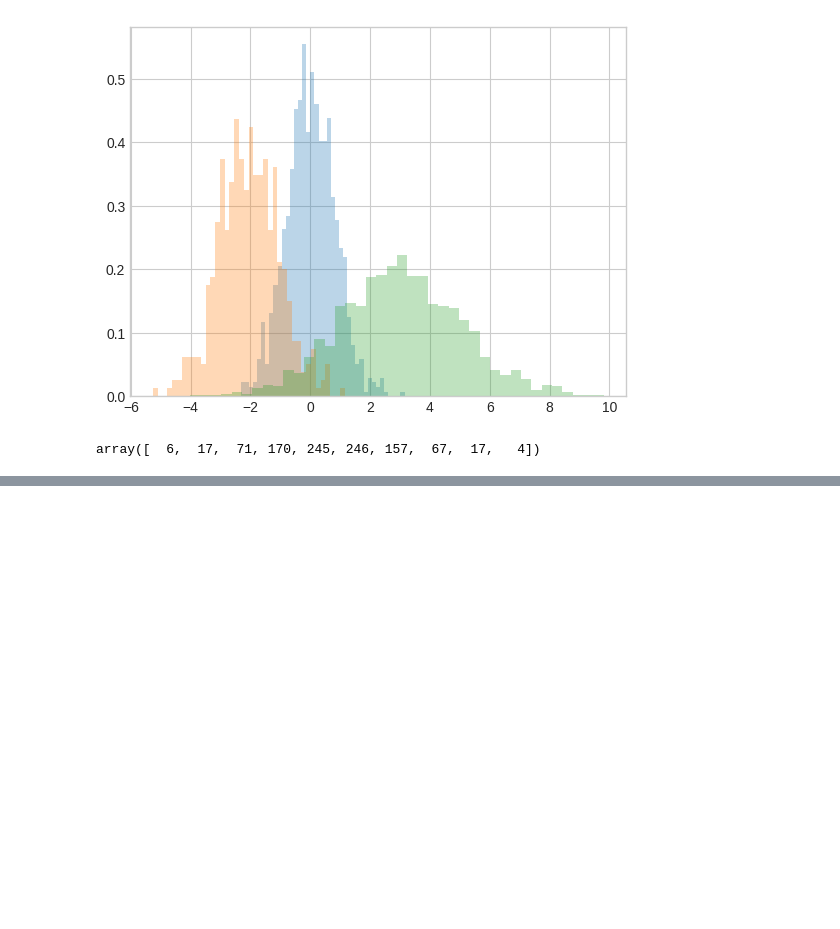
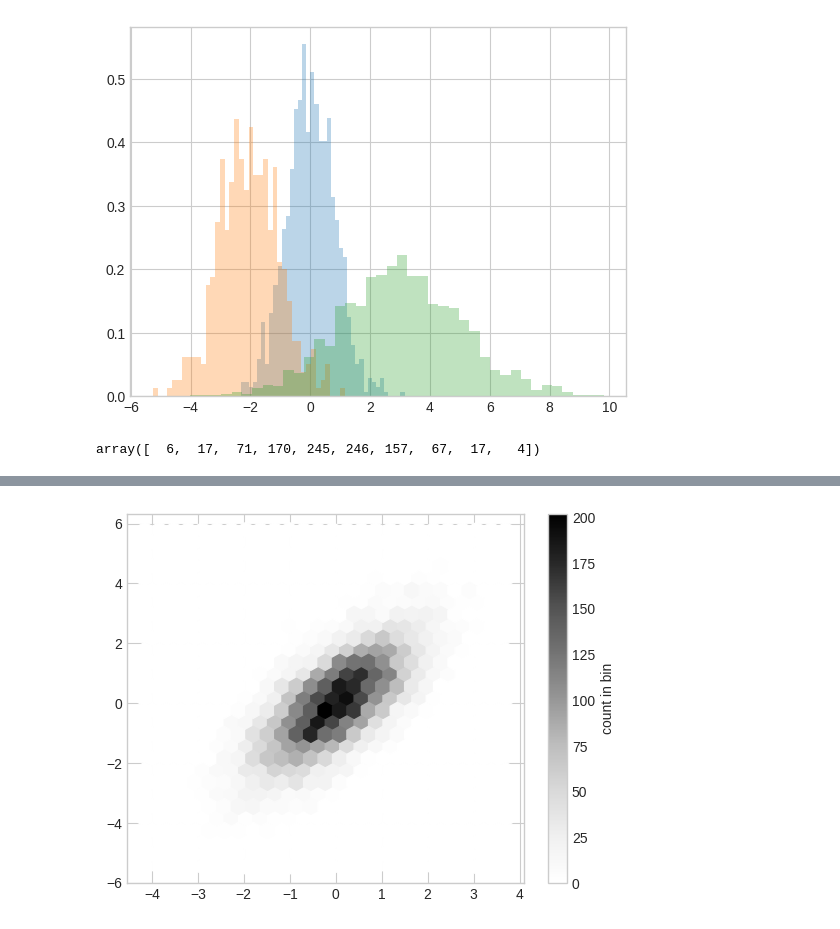
Before and after one commit to SlawCzech/matplot_exercises, a Jupyter notebook: matplot_basic.ipynb, the cells around one changed output, grey strips where cells are left out. Saved outputs shown, nothing was run; the diff lists cells and outputs as text; code cells hidden in the pictures; blank space fills up the shorter version.

```diff
--- a/matplot_basic.ipynb
+++ b/matplot_basic.ipynb
@@ -183,0 +219,6 @@ array([  6,  17,  71, 170, 245, 246, 157,  67,  17,   4])
+# %%
+# można też zrobić histogram heksagonalny
+plt.hexbin(x, y, gridsize=25)
+cb = plt.colorbar(label='count in bin')
+# %% [output]
+[figure, added]
```
Also changed, not shown: parts of 5 cells of this notebook.
